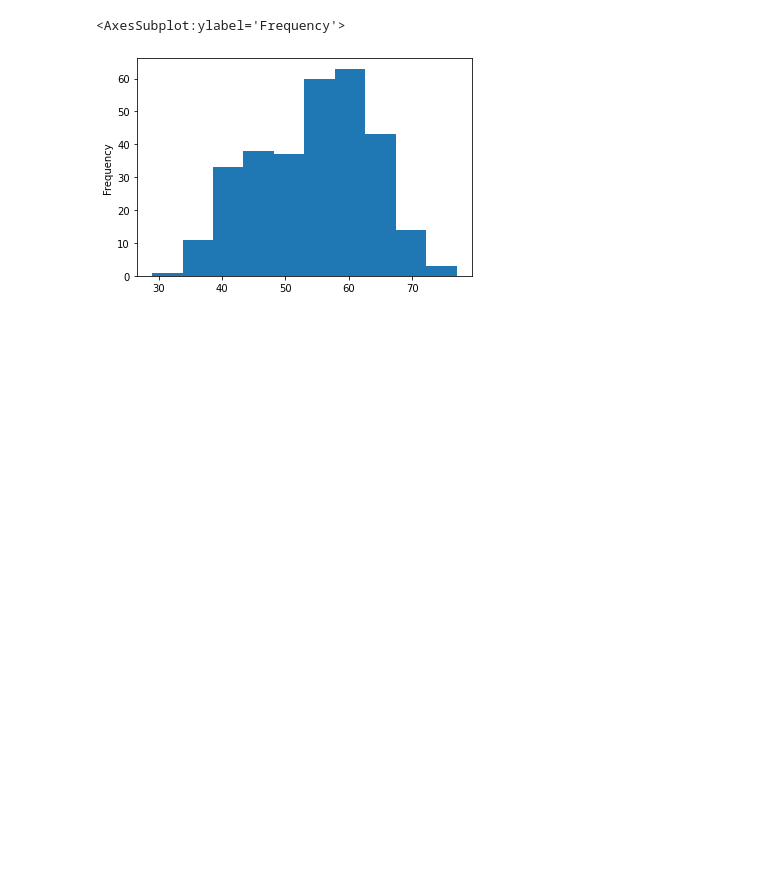
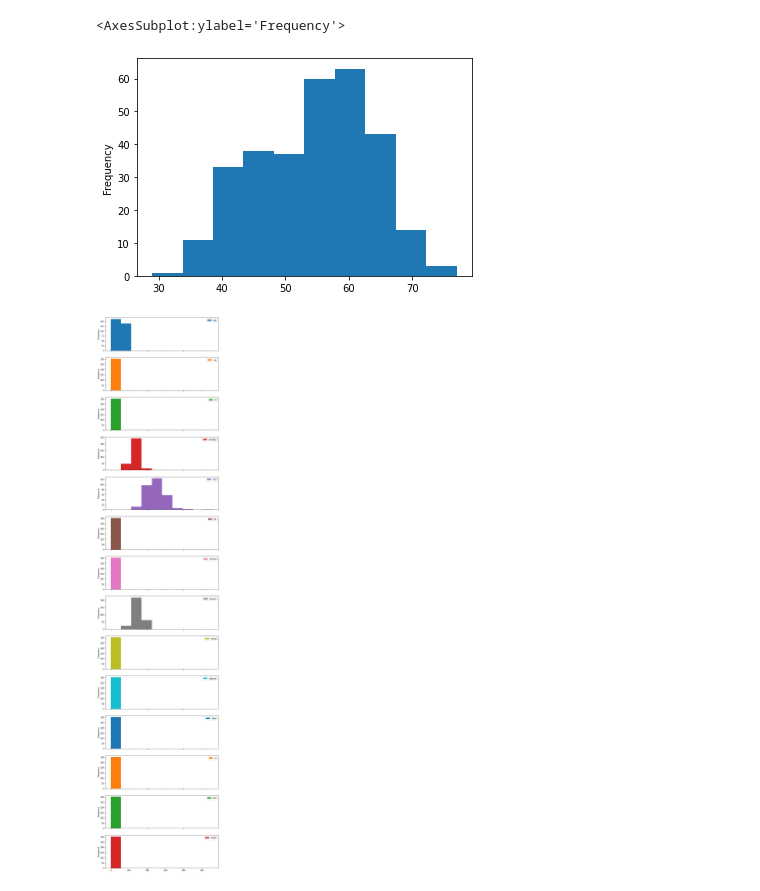
Before and after one commit to tothetop430/MLZTM-Exercises, a Jupyter notebook: matplotlib/introduction-to-matplotlib.ipynb, the cells around one changed output. Saved outputs shown, nothing was run; the diff lists cells and outputs as text; code cells hidden in the pictures; blank space fills up the shorter version.

Commit message:
add new dataset heart disease

```diff
--- a/matplotlib/introduction-to-matplotlib.ipynb
+++ b/matplotlib/introduction-to-matplotlib.ipynb
@@ -384,4 +384,6 @@ heart_disease['age'].plot.hist()
 <AxesSubplot:ylabel='Frequency'>
 [figure]
 # %%
-heart_disease.plot.hist(figsize=(10, 10), subplots=True)
+heart_disease.plot.hist(figsize=(10, 50), subplots=True);
+# %% [output]
+[figure, added]
```
Also changed, not shown: 2 other files.
